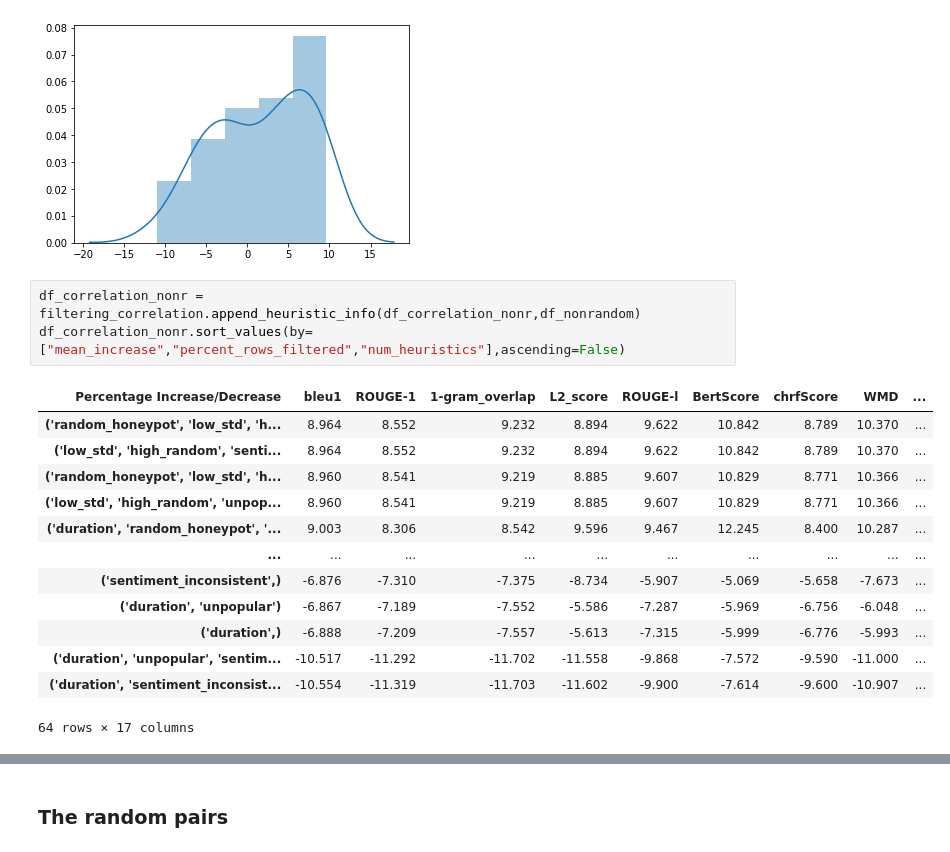
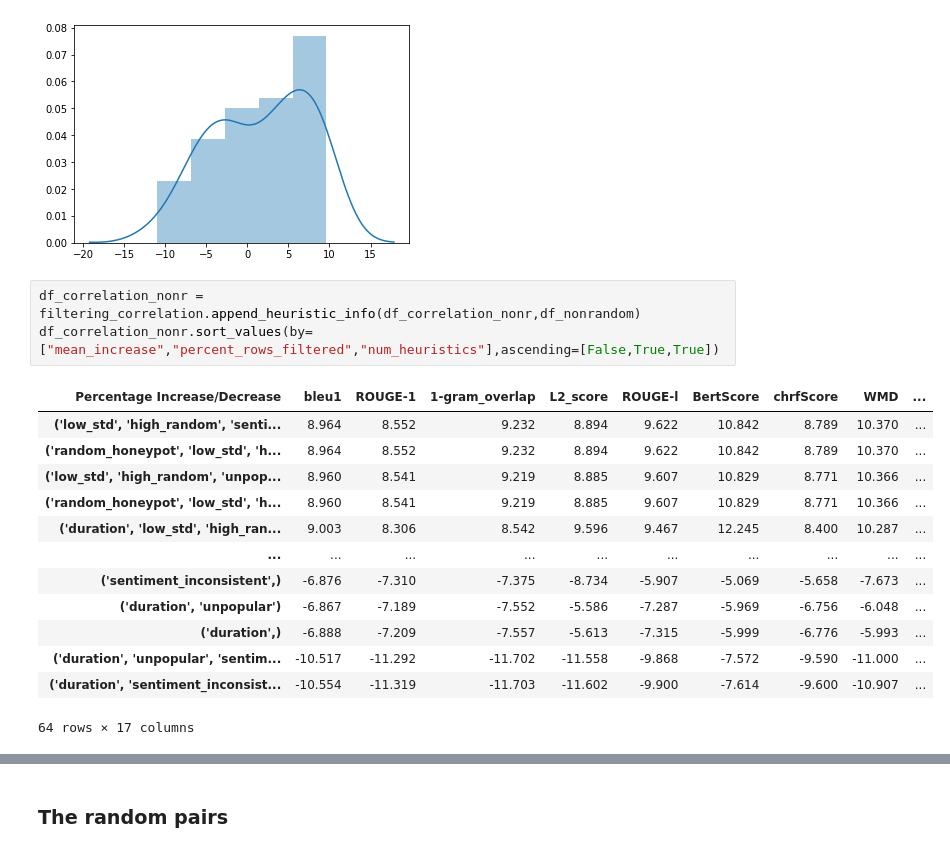
Before and after one commit to Hernanros/SOTA, a Jupyter notebook: notebooks/exploration/filtering_ba/[SS]Heuristics_divided_by_groups.ipynb, the cells around one changed output, grey strips where cells are left out. Cells and saved outputs as stored; diff of their text form.

```diff
--- a/notebooks/exploration/filtering_ba/[SS]Heuristics_divided_by_groups.ipynb
+++ b/notebooks/exploration/filtering_ba/[SS]Heuristics_divided_by_groups.ipynb
@@ -131,14 +129,14 @@ sns.distplot(df_correlation_nonr.iloc[1:,:].mean(axis=1));
 [figure]
 # %%
 df_correlation_nonr = filtering_correlation.append_heuristic_info(df_correlation_nonr,df_nonrandom)
-df_correlation_nonr.sort_values(by=["mean_increase","percent_rows_filtered","num_heuristics"],ascending=False)
+df_correlation_nonr.sort_values(by=["mean_increase","percent_rows_filtered","num_heuristics"],ascending=[False,True,True])
 # %% [output]
 | Percentage Increase/Decrease | bleu1 | ROUGE-1 | 1-gram_overlap | L2_score | ROUGE-l | BertScore | chrfScore | WMD | ... |
+| ('low_std', 'high_random', 'senti... | 8.964 | 8.552 | 9.232 | 8.894 | 9.622 | 10.842 | 8.789 | 10.370 | ... |
 | ('random_honeypot', 'low_std', 'h... | 8.964 | 8.552 | 9.232 | 8.894 | 9.622 | 10.842 | 8.789 | 10.370 | ... |
-| ('low_std', 'high_random', 'senti... | 8.964 | 8.552 | 9.232 | 8.894 | 9.622 | 10.842 | 8.789 | 10.370 | ... |
+| ('low_std', 'high_random', 'unpop... | 8.960 | 8.541 | 9.219 | 8.885 | 9.607 | 10.829 | 8.771 | 10.366 | ... |
 | ('random_honeypot', 'low_std', 'h... | 8.960 | 8.541 | 9.219 | 8.885 | 9.607 | 10.829 | 8.771 | 10.366 | ... |
-| ('low_std', 'high_random', 'unpop... | 8.960 | 8.541 | 9.219 | 8.885 | 9.607 | 10.829 | 8.771 | 10.366 | ... |
-| ('duration', 'random_honeypot', '... | 9.003 | 8.306 | 8.542 | 9.596 | 9.467 | 12.245 | 8.400 | 10.287 | ... |
+| ('duration', 'low_std', 'high_ran... | 9.003 | 8.306 | 8.542 | 9.596 | 9.467 | 12.245 | 8.400 | 10.287 | ... |
 | ... | ... | ... | ... | ... | ... | ... | ... | ... | ... |
 | ('sentiment_inconsistent',) | -6.876 | -7.310 | -7.375 | -8.734 | -5.907 | -5.069 | -5.658 | -7.673 | ... |
 | ('duration', 'unpopular') | -6.867 | -7.189 | -7.552 | -5.586 | -7.287 | -5.969 | -6.756 | -6.048 | ... |
```
Also changed, not shown: parts of 11 cells of this notebook.
